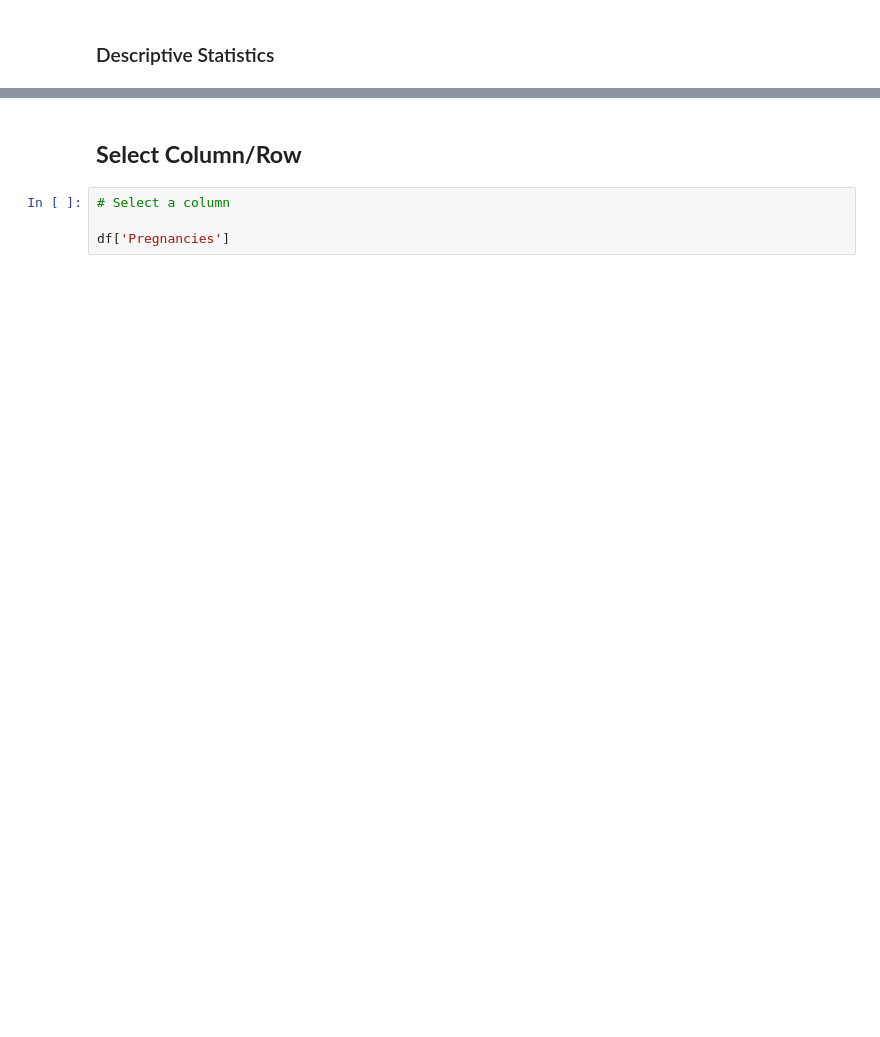
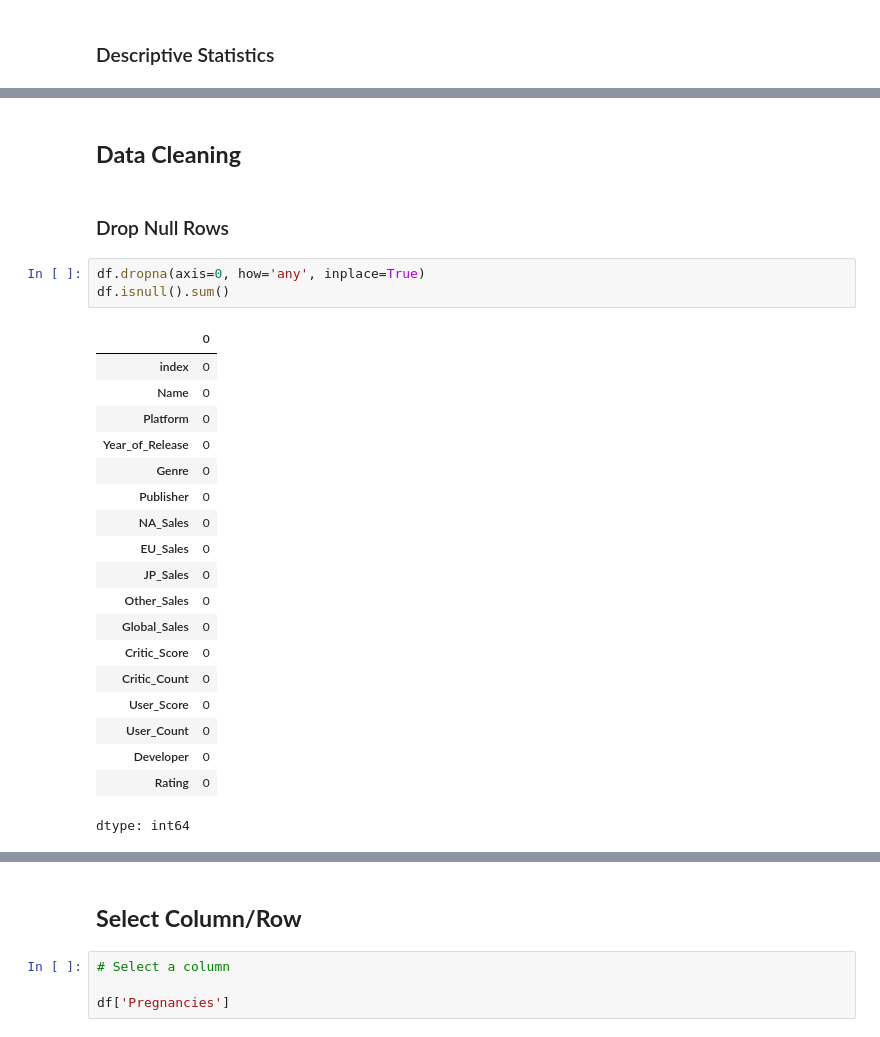
Before and after one commit to renan-peres/mfin-python-data-analysts, a Jupyter notebook: Final - Renan Peres.ipynb, the cells around one changed output, grey strips where cells are left out. Saved outputs shown, nothing was run; the diff lists cells and outputs as text; blank space fills up the shorter version.

```diff
--- a/Final - Renan Peres.ipynb
+++ b/Final - Renan Peres.ipynb
@@ -75,0 +168,27 @@ df.describe().transpose()
+# %% [markdown]
+## **Data Cleaning**
+# %% [markdown]
+### Drop Null Rows
+# %%
+df.dropna(axis=0, how='any', inplace=True)
+df.isnull().sum()
+# %% [output]
+|  | 0 |
+| index | 0 |
+| Name | 0 |
+| Platform | 0 |
+| Year_of_Release | 0 |
+| Genre | 0 |
+| Publisher | 0 |
+| NA_Sales | 0 |
+| EU_Sales | 0 |
+| JP_Sales | 0 |
+| Other_Sales | 0 |
+| Global_Sales | 0 |
+| Critic_Score | 0 |
+| Critic_Count | 0 |
+| User_Score | 0 |
+| User_Count | 0 |
+| Developer | 0 |
+| Rating | 0 |
+dtype: int64
```
Also changed, not shown: parts of 15 cells of this notebook.
